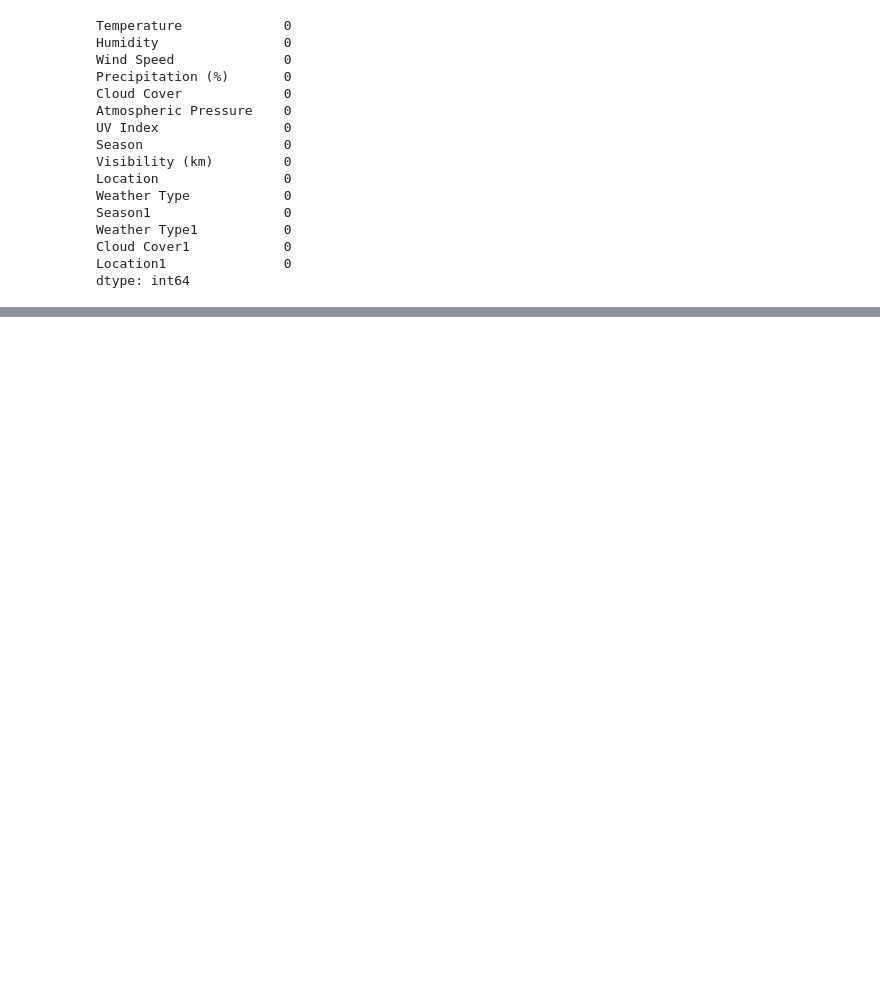
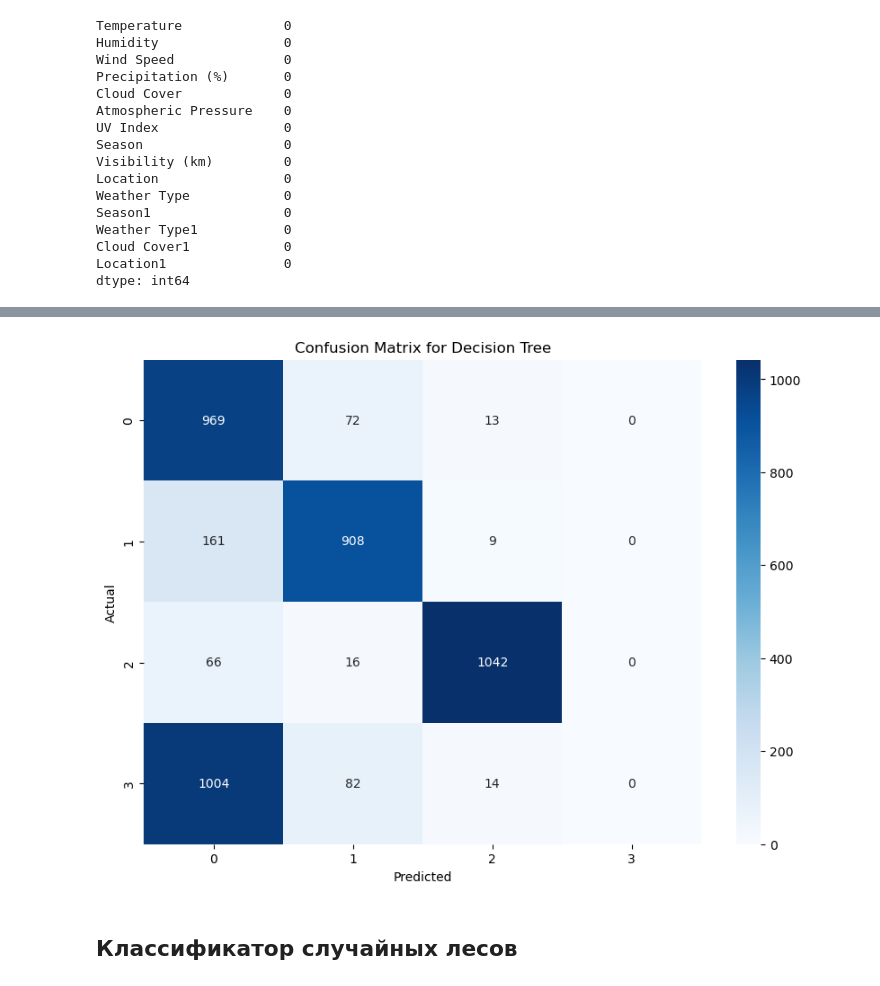
Before and after one commit to usernamemain/MachinelearningandBigData, a Jupyter notebook: Звягинцев Илья 2 вариант.ipynb, the cells around one changed output, grey strips where cells are left out. Drawn from its saved outputs; the diff is of its cells as text; code cells hidden in the pictures; blank space fills up the shorter version.

```diff
--- a/Звягинцев Илья 2 вариант.ipynb
+++ b/Звягинцев Илья 2 вариант.ipynb
@@ -521,0 +779,11 @@ X
+# %%
+dtc = DecisionTreeClassifier(max_depth=2)
+dtc.fit(X_train, y_train)
+dtc_predict = dtc.predict(X_test)
+dtc_accuracy = accuracy_score(y_test, dtc_predict)
+
+print("\nDecision Tree Accuracy:", dtc_accuracy)
+print("Decision Tree Classification Report:")
+print(classification_report(y_test, dtc_predict))
+print("Decision Tree Confusion Matrix:")
+print(confusion_matrix(y_test, dtc_predict))
@@ -521,0 +820,12 @@ X
+# %%
+# Визуализация Confusion Matrix
+dtc_conf_matrix = confusion_matrix(y_test, dtc_predict)
+plt.figure(figsize=(10, 7))
+sns.heatmap(dtc_conf_matrix, annot=True, fmt='d', cmap='Blues',
+            xticklabels=np.unique(y_test), yticklabels=np.unique(y_test))
+plt.ylabel('Actual')
+plt.xlabel('Predicted')
+plt.title('Confusion Matrix for Decision Tree')
+plt.show()
+# %% [output]
+[figure, added]
@@ -521,0 +834,2 @@ X
+# %% [markdown]
+## Классификатор случайных лесов
```
Also changed, not shown: parts of 52 cells of this notebook.
